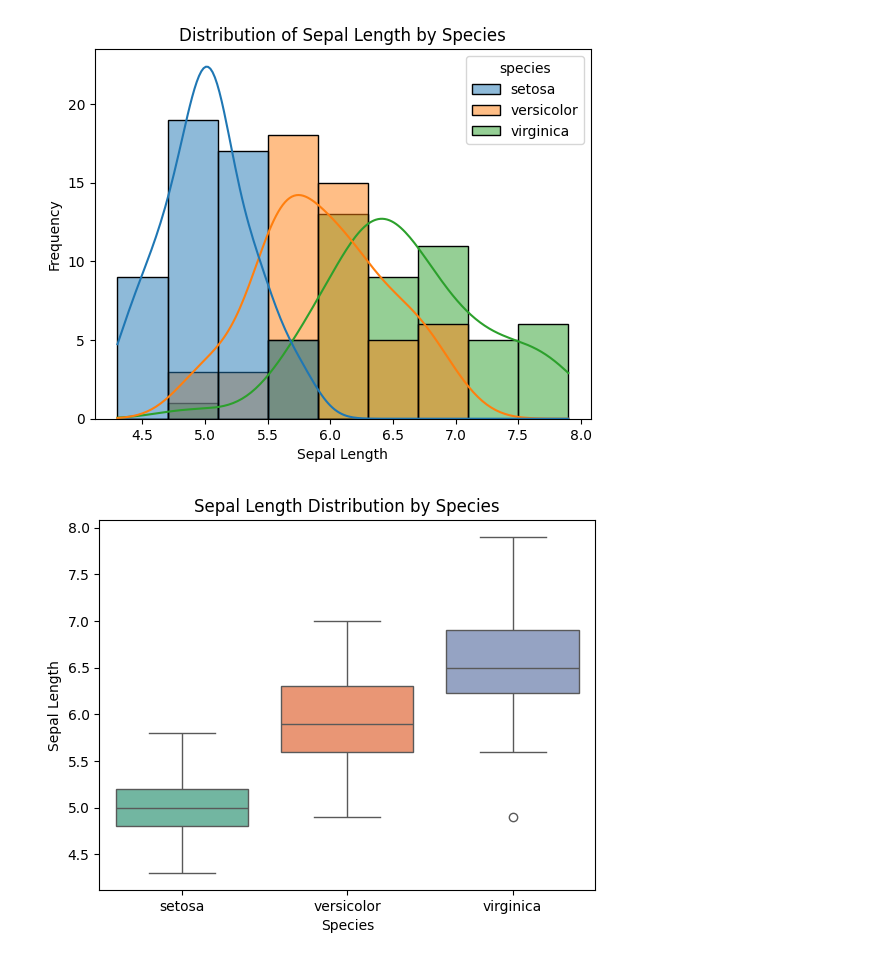
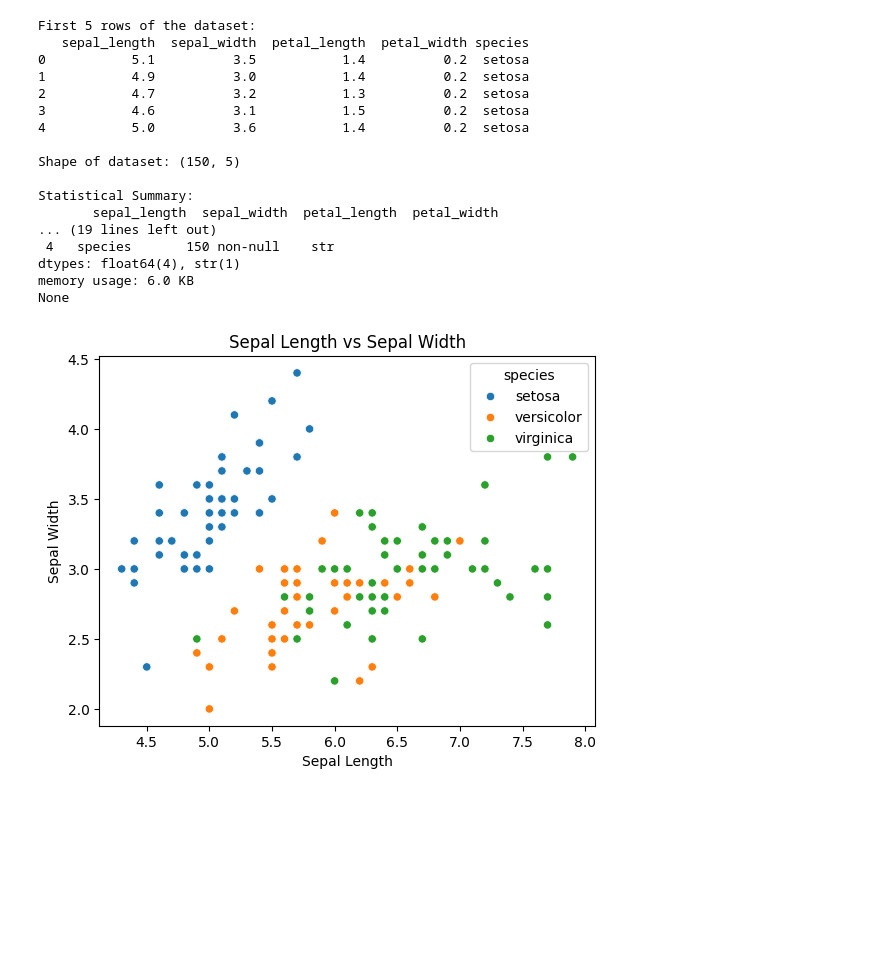
Before and after one commit to Zeyad-Baloch/dhc, a Jupyter notebook: task_1.ipynb, the cells around one changed output. Drawn from its saved outputs; the diff is of its cells as text; code cells hidden in the pictures; blank space fills up the shorter version.

```diff
--- a/task_1.ipynb
+++ b/task_1.ipynb
@@ -55,16 +10,5 @@ plt.show()
-# %%
-sns.histplot(data=df, x="sepal_length", hue = "species", kde=True)
-plt.title("Distribution of Sepal Length by Species")
-plt.xlabel("Sepal Length")
-plt.ylabel("Frequency")
-plt.show()
-# %% [output]
-[figure, removed]
-# %%
-sns.boxplot(x="species",y="sepal_length",data=df,palette="Set2",hue="species",legend=False)
-plt.title("Sepal Length Distribution by Species")
-plt.xlabel("Species")
-plt.ylabel("Sepal Length")
-plt.show()
-# %% [output]
-[figure, removed]
+# %%
+def load_data():
+    # Using seaborn's built-in dataset
+    df = sns.load_dataset("iris")
+    return df
@@ -70,0 +30,50 @@ plt.show()
+# %%
+def visualize_data(df):
+    # Trying to see if different species separate visually using sepal dimensions
+    sns.scatterplot(data=df, x="sepal_length", y="sepal_width", hue = "species")
+    plt.title("Sepal Length vs Sepal Width")
+    plt.xlabel("Sepal Length")
+    plt.ylabel("Sepal Width")
+    plt.show()
+
+    # Looking at how sepal length is distributed across species
+    sns.histplot(data=df, x="sepal_length", hue = "species", kde=True)
+    plt.title("Distribution of Sepal Length by Species")
+    plt.xlabel("Sepal Length")
+    plt.ylabel("Frequency")
+    plt.show()
+
+    # Boxplot to check spread and possible outliers in sepal length
+    sns.boxplot(x="species",y="sepal_length",data=df,palette="Set2",hue="species",legend=False)
+    plt.title("Sepal Length Distribution by Species")
+    plt.xlabel("Species")
+    plt.ylabel("Sepal Length")
+    plt.show()
+# %%
+# Step 1: Load dataset
+df = load_data()
+
+# Step 2: Explore dataset
+explore_data(df)
+
+# Step 3: Visualize dataset
+visualize_data(df)
+# %% [output]
+First 5 rows of the dataset:
+   sepal_length  sepal_width  petal_length  petal_width species
+0           5.1          3.5           1.4          0.2  setosa
+1           4.9          3.0           1.4          0.2  setosa
+2           4.7          3.2           1.3          0.2  setosa
+3           4.6          3.1           1.5          0.2  setosa
+4           5.0          3.6           1.4          0.2  setosa
+
+Shape of dataset: (150, 5)
+
+Statistical Summary:
+       sepal_length  sepal_width  petal_length  petal_width
+... (19 lines left out)
+ 4   species       150 non-null    str
+dtypes: float64(4), str(1)
+memory usage: 6.0 KB
+None
+[figure, added]
```
Also changed, not shown: parts of 9 cells of this notebook.
